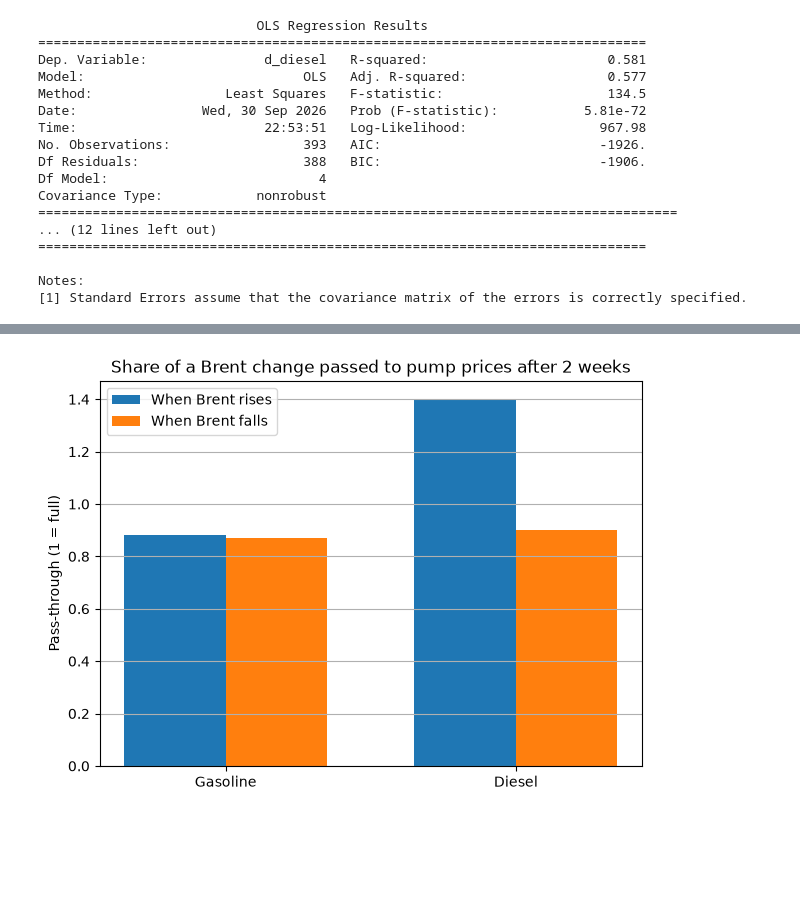
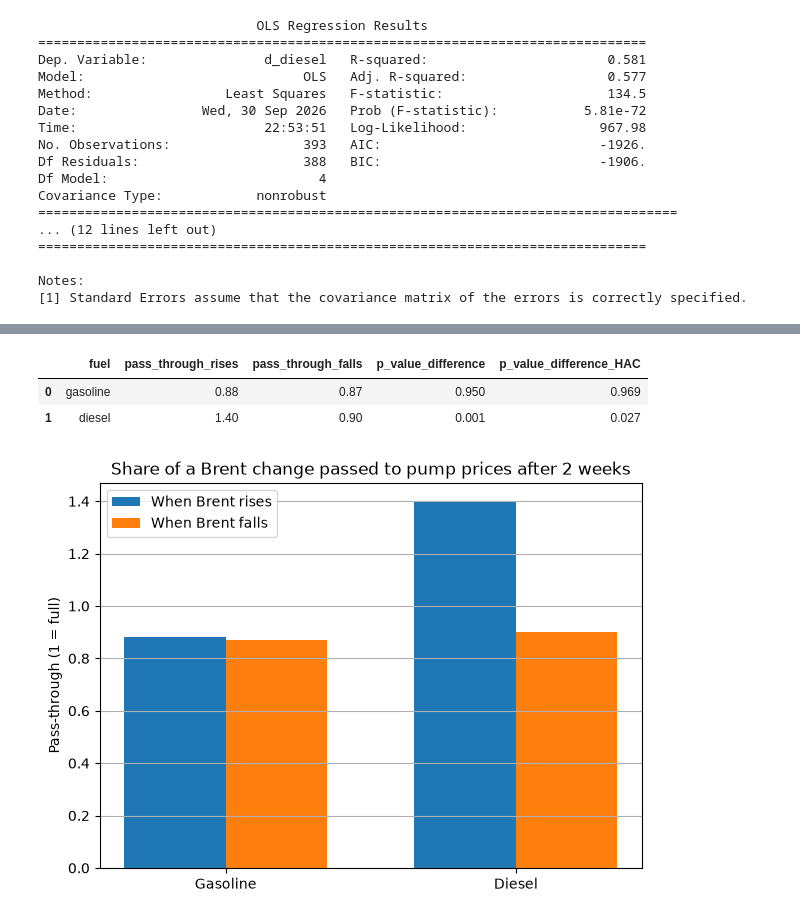
Before and after one commit to josepaulonunes/fuel-prices-portugal, a Jupyter notebook: notebooks/02_fuel_prices.ipynb, the cells around one changed output, grey strips where cells are left out. Saved outputs shown, nothing was run; the diff lists cells and outputs as text; code cells hidden in the pictures; blank space fills up the shorter version.

Commit message:
Add robustness check with HAC standard errors

```diff
--- a/notebooks/02_fuel_prices.ipynb
+++ b/notebooks/02_fuel_prices.ipynb
@@ -246,3 +250,21 @@ Notes:
+# %%
+# Run the same regressions again, now with HAC standard errors (4 weeks of lags)
+robust_p_values = []
+
+for fuel_name in ["gasoline", "diesel"]:
+    formula = f"d_{fuel_name} ~ brent_up + brent_up_lag + brent_down + brent_down_lag"
+    model = smf.ols(formula, data=df).fit(cov_type="HAC", cov_kwds={"maxlags": 4})
+    test = model.f_test("brent_up + brent_up_lag = brent_down + brent_down_lag")
+    robust_p_values.append(round(float(test.pvalue), 3))
+
+# Add the robust p-values to the results table and save it again
+results["p_value_difference_HAC"] = robust_p_values
+results.to_csv("../data/processed/rockets_feathers_results.csv", index=False)
+results
+# %% [output]
+|  | fuel | pass_through_rises | pass_through_falls | p_value_difference | p_value_difference_HAC |
+| 0 | gasoline | 0.88 | 0.87 | 0.950 | 0.969 |
+| 1 | diesel | 1.40 | 0.90 | 0.001 | 0.027 |
 # %%
 # Bar chart: how much of a Brent rise vs a Brent fall reaches the pump after two weeks
 x = [0, 1]
```
Also changed, not shown: parts of 1 cell of this notebook, 2 other files.
